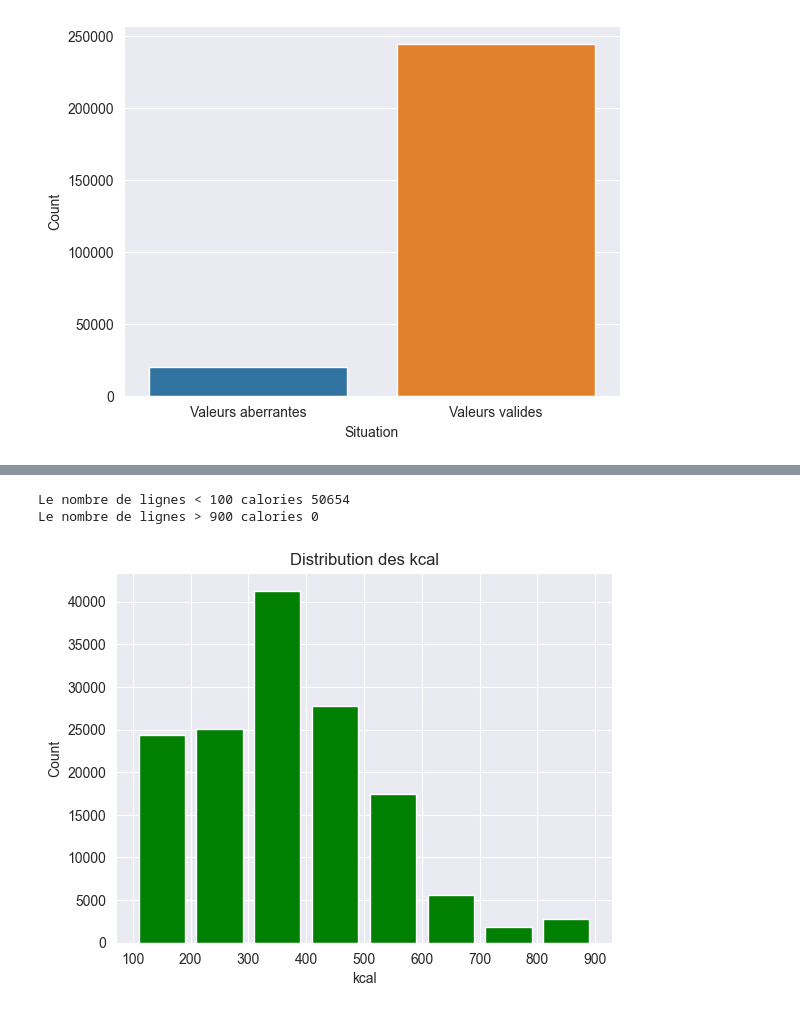
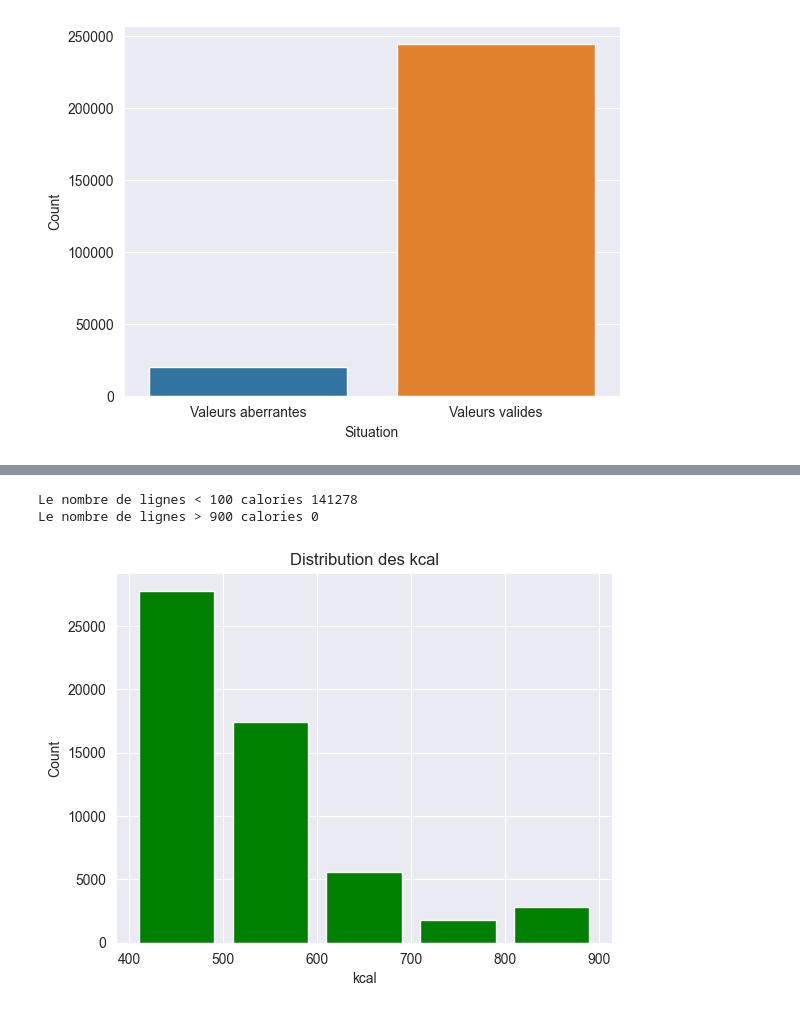
Before and after one commit to BinaryLost/machine_learning_projects, a Jupyter notebook: projet_2/nettoyage_openfood.ipynb, the cells around one changed output, grey strips where cells are left out. Cells and saved outputs as stored; diff of their text form; code cells hidden in the pictures.

```diff
--- a/projet_2/nettoyage_openfood.ipynb
+++ b/projet_2/nettoyage_openfood.ipynb
@@ -8,7 +8,7 @@ data_csv = pd.read_csv('fr.openfoodfacts.org.products.csv', sep='\t')
 # %%
 # Liste des colonnes à conserver
 variables_pertinentes = [
-    'code', 'product_name', 'brands', 'categories', 'ingredients_text', 'additives_tags', 'nutrition_grade_fr',
+    'created_datetime','code', 'product_name', 'brands', 'categories', 'ingredients_text', 'additives_tags', 'nutrition_grade_fr',
     'energy_100g', 'proteins_100g', 'carbohydrates_100g', 'sugars_100g', 'fat_100g', 'saturated-fat_100g',
     'alcohol_100g', 'countries_fr','potassium_100g','calcium_100g','vitamin-a_100g','vitamin-c_100g','vitamin-d_100g','fiber_100g','cholesterol_100g','image_url'
 ]
@@ -175,24 +167,24 @@ data.drop(data[mask].index, inplace=True)
 # %%
 #les kcal < 100 ou > 900 sont aberrantes
-print(f'Le nombre de lignes < 100 calories {(data["kcal"] < 100).sum()}')
+print(f'Le nombre de lignes < 100 calories {(data["kcal"] < 400).sum()}')
 print(f'Le nombre de lignes > 900 calories {(data["kcal"] > 900).sum()}')
-mask = (data['kcal'] < 100) | (data['kcal'] > 900)
+mask = (data['kcal'] < 400) | (data['kcal'] > 900)
 data.drop(data[mask].index, inplace=True)
 # (Distribution du nombre de produits par tranche d'énergie)
-bins = [100, 200, 300, 400, 500, 600, 700, 800, 900]
+bins = [400, 500, 600, 700, 800, 900]
 
 # # Plot the histogram
 data['kcal'].hist(bins=bins, rwidth=0.8, color='g')
 
 # # Add axis labels and plot title
 plt.xlabel("kcal")
 plt.ylabel("Count")
 plt.title("Distribution des kcal")
 plt.show()
 # %% [output]
-Le nombre de lignes < 100 calories 50654
+Le nombre de lignes < 100 calories 141278
 Le nombre de lignes > 900 calories 0
-[figure, old version]
+[figure, new version]
 # %%
 #distribution produits par nutriscore
 # Countplot with the order specified
```
Also changed, not shown: parts of 6 cells of this notebook.
